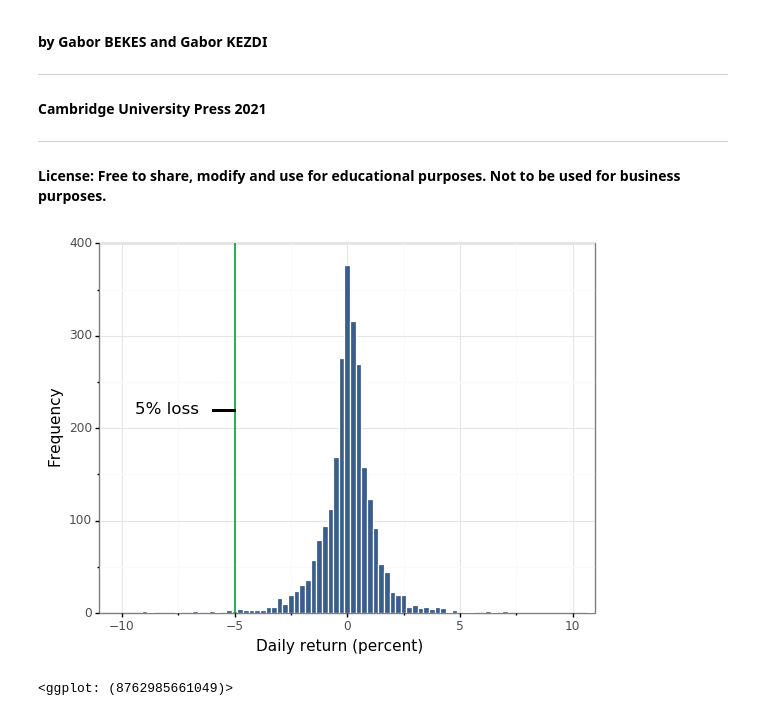
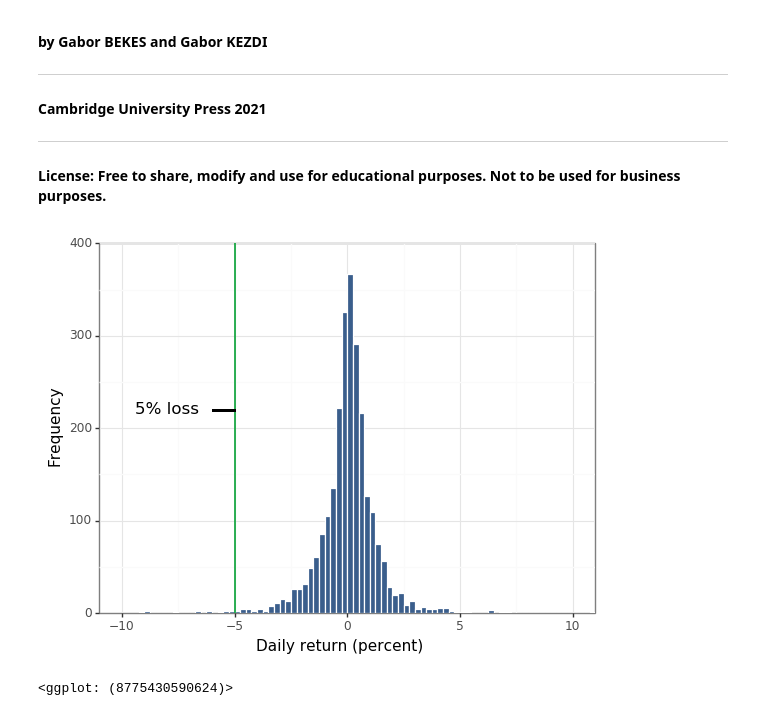
Before and after one commit to zholler/da_case_studies, a Jupyter notebook: ch05-stock-market-loss-generalize/ch05-stock-market-loss-generalize.ipynb, the cells around one changed output. Saved outputs shown, nothing was run; the diff lists cells and outputs as text; code cells hidden in the pictures.

```diff
--- a/ch05-stock-market-loss-generalize/ch05-stock-market-loss-generalize.ipynb
+++ b/ch05-stock-market-loss-generalize/ch05-stock-market-loss-generalize.ipynb
@@ -52,20 +52,20 @@ sp500['year']=sp500['DATE'].apply(lambda x: x.year)
 sp500['month']=sp500['DATE'].apply(lambda x: x.month)
 sp500['yearmonth']=sp500['year']*100+sp500['month']
 # %%
-ggplot(sp500, aes("pct_return")) + geom_histogram(binwidth=0.25,color="white",fill=color[0]) + geom_vline(
+ggplot(sp500, aes("pct_return")) + geom_histogram(binwidth=0.25,color="white",fill=color[0],boundary=0,closed="left") + geom_vline(
     xintercept=-5, size=0.7, color=color[1]
 ) + labs(x="Daily return (percent)", y="Frequency") + coord_cartesian(
     xlim=[-10, 10], ylim=[0, 400]
 ) + scale_y_continuous(
     expand=[0, 0]
 ) + geom_segment(
     aes(x=-6, y=220, xend=-5, yend=220)
 ) + annotate(
     "text", x=-8, y=220, label="5% loss", size=12
 ) + theme_bw()
 # %% [output]
-[figure, old version]
+[figure, new version]
-<ggplot: (8762985661049)>
+<ggplot: (8775430590624)>
 # %%
 pct_return=sp500.pct_return.dropna()
 # %%
```
Also changed, not shown: parts of 8 cells of this notebook, 5 other files.
